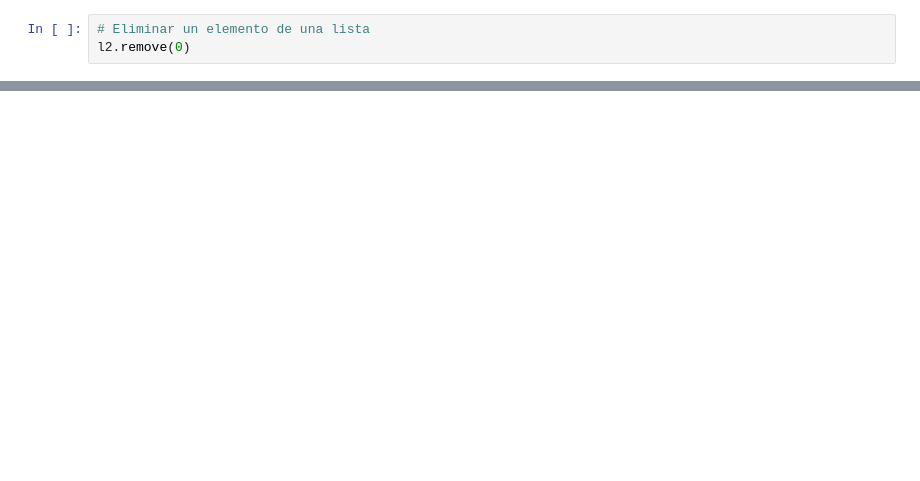
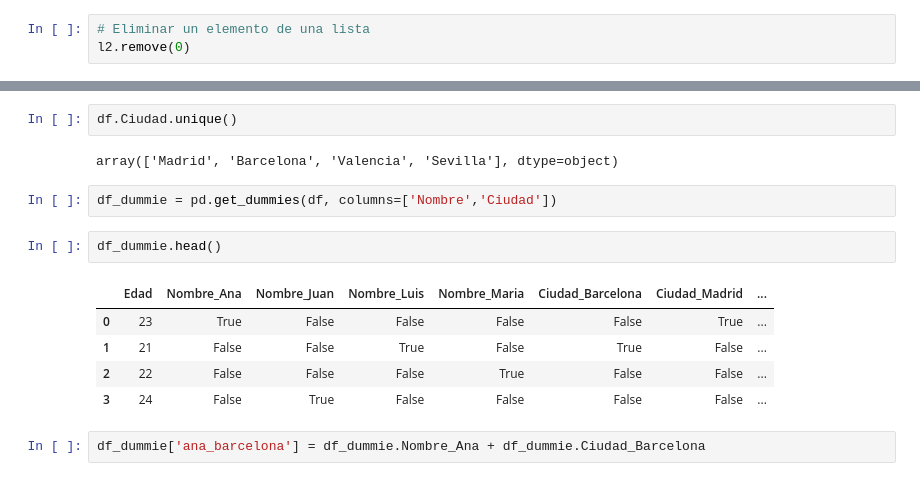
Before and after one commit to amiguelhdz/dataScience, a Jupyter notebook: notebooks/semana1Python/listas, tuplas y diccionarios.ipynb, the cells around one changed output, grey strips where cells are left out. Saved outputs shown, nothing was run; the diff lists cells and outputs as text; blank space fills up the shorter version.

```diff
--- a/notebooks/semana1Python/listas, tuplas y diccionarios.ipynb
+++ b/notebooks/semana1Python/listas, tuplas y diccionarios.ipynb
@@ -68,0 +269,16 @@ l6
+# %%
+df.Ciudad.unique()
+# %% [output]
+array(['Madrid', 'Barcelona', 'Valencia', 'Sevilla'], dtype=object)
+# %%
+df_dummie = pd.get_dummies(df, columns=['Nombre','Ciudad'])
+# %%
+df_dummie.head()
+# %% [output]
+|  | Edad | Nombre_Ana | Nombre_Juan | Nombre_Luis | Nombre_Maria | Ciudad_Barcelona | Ciudad_Madrid | ... |
+| 0 | 23 | True | False | False | False | False | True | ... |
+| 1 | 21 | False | False | True | False | True | False | ... |
+| 2 | 22 | False | False | False | True | False | False | ... |
+| 3 | 24 | False | True | False | False | False | False | ... |
+# %%
+df_dummie['ana_barcelona'] = df_dummie.Nombre_Ana + df_dummie.Ciudad_Barcelona
```
Also changed, not shown: parts of 50 cells of this notebook.
